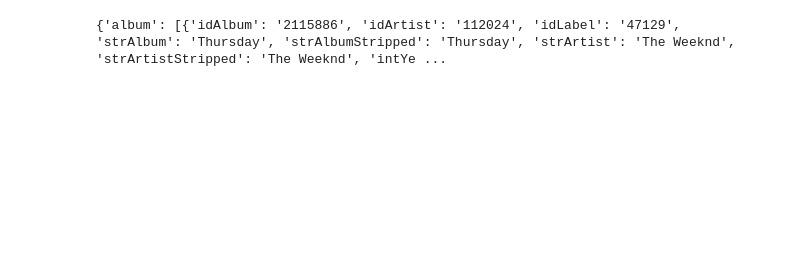
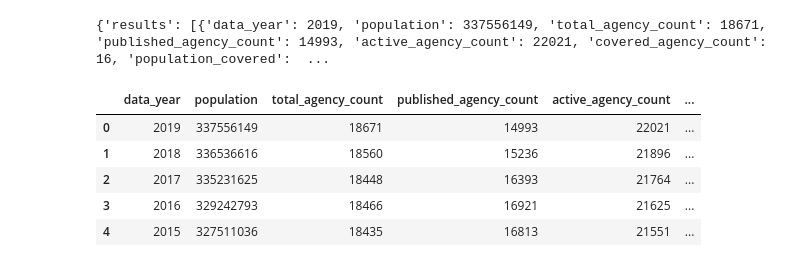
Before and after one commit to sam0790/homework, a Jupyter notebook: group_project.ipynb, the cells around one changed output. Saved outputs shown, nothing was run; the diff lists cells and outputs as text; code cells hidden in the pictures; blank space fills up the shorter version.

```diff
--- a/group_project.ipynb
+++ b/group_project.ipynb
@@ -12,16 +18,59 @@ api_key = '1'
 # %%
 #base_url = "http://api.openweathermap.org/data/2.5/weather?units=Imperial&APPID=" + api_key
 
-#req = requests.get(base_url + f'&q={cities[0]}').json()
+#req = requests.get(base_url + f'&q={c[0]}').json()
 #print(req)
+proj_key = api_keys.fbi_key
 
-
-api_key = '1'
-
-base_url = "http://theaudiodb.com/api/v1/json/1/album.php?i=112024"
+base_url = "https://api.usa.gov/crime/fbi/sapi/api/participation/national?api_key=" + proj_key
 
 req = requests.get(base_url).json()
 
 print(req)
 # %% [output]
-{'album': [{'idAlbum': '2115886', 'idArtist': '112024', 'idLabel': '47129', 'strAlbum': 'Thursday', 'strAlbumStripped': 'Thursday', 'strArtist': 'The Weeknd', 'strArtistStripped': 'The Weeknd', 'intYe ...
+{'results': [{'data_year': 2019, 'population': 337556149, 'total_agency_count': 18671, 'published_agency_count': 14993, 'active_agency_count': 22021, 'covered_agency_count': 16, 'population_covered':  ...
+# %%
+fbi=list(req.values())
+fbi_data = {'data_year':[],
+        'population':[],
+        'total_agency_count' : [],
+        'published_agency_count' : [],
+        'active_agency_count' : [],
+        'covered_agency_count' : [],
+        'population_covered' : [],
+        'agency_count_nibrs_submitting' : [],
+        'agency_count_leoka_submitting' : [],
+        'agency_count_pe_submitting' : [],
+        'agency_count_srs_submitting' : [],
+        'agency_count_asr_submitting' : [],
+        'agency_count_hc_submitting' : [],
+        'agency_count_supp_submitting' : [],
+        'nibrs_population_covered' : [],
+        'total_population' : []}
+
+for i in fbi[0]:
+    fbi_data['data_year'].append(i['data_year'])
+    fbi_data['population'].append(i['population'])
+    fbi_data['total_agency_count'].append(i['total_agency_count'])
+    fbi_data['published_agency_count'].append(i['published_agency_count'])
+    fbi_data['active_agency_count'].append(i['active_agency_count'])
+    fbi_data['covered_agency_count'].append(i['covered_agency_count'])
+    fbi_data['population_covered'].append(i['population_covered'])
+    fbi_data['agency_count_nibrs_submitting'].append(i['agency_count_nibrs_submitting'])
+    fbi_data['agency_count_leoka_submitting'].append(i['agency_count_leoka_submitting'])
+    fbi_data['agency_count_pe_submitting'].append(i['agency_count_pe_submitting'])
+    fbi_data['agency_count_srs_submitting'].append(i['agency_count_srs_submitting'])
+    fbi_data['agency_count_asr_submitting'].append(i['agency_count_asr_submitting'])
+    fbi_data['agency_count_hc_submitting'].append(i['agency_count_hc_submitting'])
+    fbi_data['agency_count_supp_submitting'].append(i['agency_count_supp_submitting'])
+    fbi_data['nibrs_population_covered'].append(i['nibrs_population_covered'])
+    fbi_data['total_population'].append(i['total_population'])
+fbi_data_df = pd.DataFrame.from_dict(fbi_data)
+fbi_data_df.head()
+# %% [output]
+|  | data_year | population | total_agency_count | published_agency_count | active_agency_count | ... |
+| 0 | 2019 | 337556149 | 18671 | 14993 | 22021 | ... |
+| 1 | 2018 | 336536616 | 18560 | 15236 | 21896 | ... |
+| 2 | 2017 | 335231625 | 18448 | 16393 | 21764 | ... |
+| 3 | 2016 | 329242793 | 18466 | 16921 | 21625 | ... |
+| 4 | 2015 | 327511036 | 18435 | 16813 | 21551 | ... |
```
Also changed, not shown: parts of 18 cells of this notebook, 2 other files.
